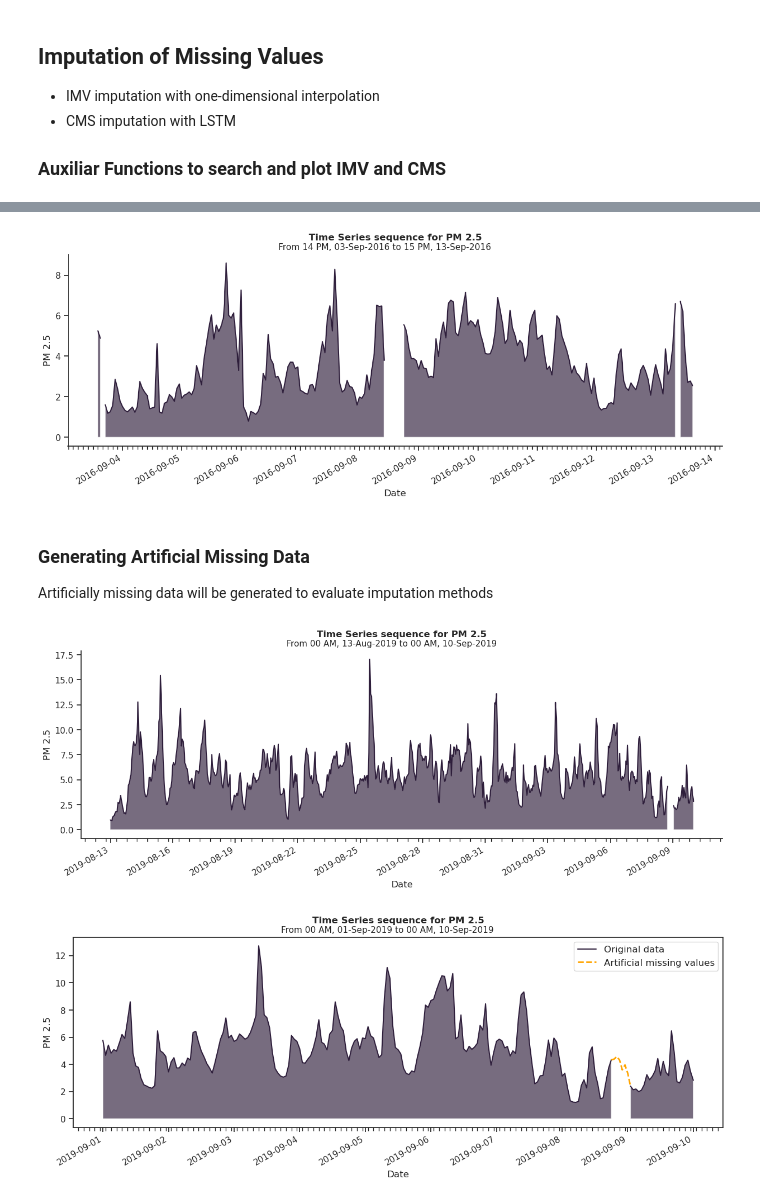
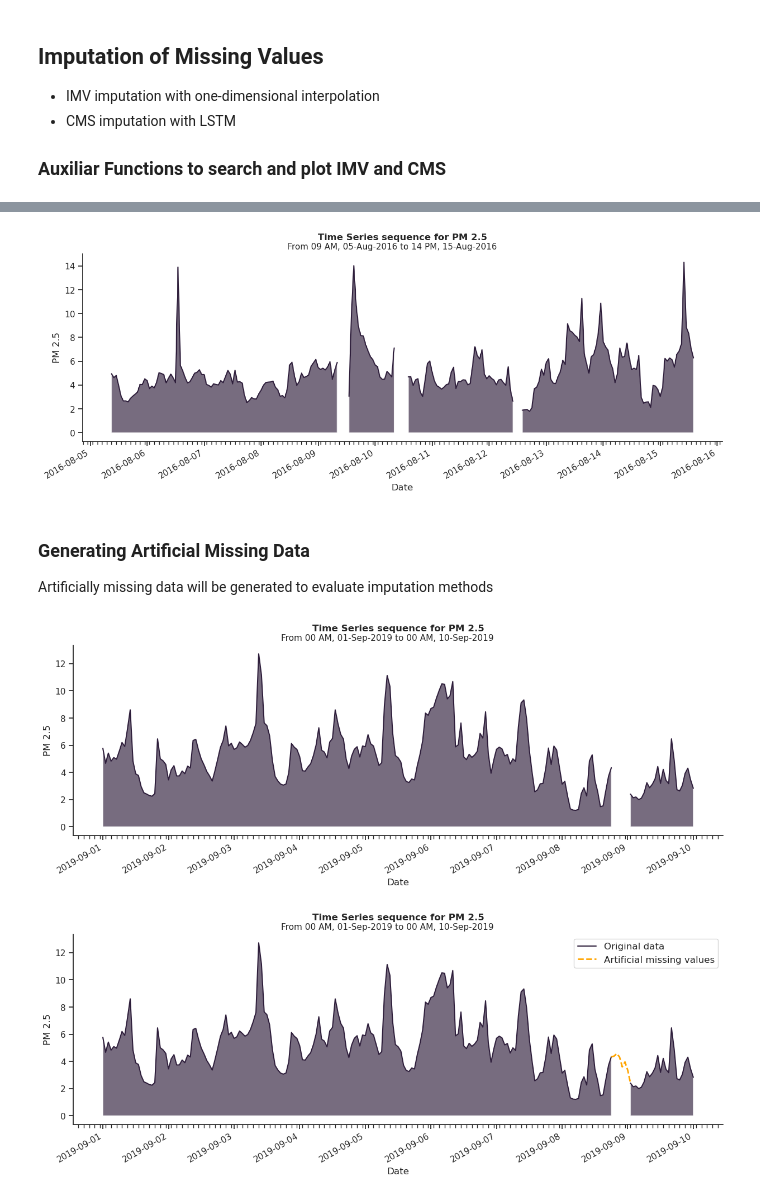
Before and after one commit to erich-hs/Air-We-Breathe, a Jupyter notebook: awb_Missing.ipynb, the cells around one changed output, grey strips where cells are left out. Saved outputs shown, nothing was run; the diff lists cells and outputs as text; code cells hidden in the pictures.

```diff
--- a/awb_Missing.ipynb
+++ b/awb_Missing.ipynb
@@ -155,24 +86,17 @@ datasets["North_Vancouver_Mahon_Park"].head()
 # %%
 # Identifying isolated missing values and continuous missing values
 # Auxiliar column to identify missing value interval lengths
-
-for dataset in datasets_list:
+for station in stations:
     # Initialize missing value sequency array and maximum sequence length
-    nan_seq_length = np.zeros(
-        (
-            len(
-                datasets[dataset],
-            )
-        )
-    )
+    nan_seq_length = np.zeros(len(datasets[station]))
     seq_max = 0
-    for i in range(0, len(datasets[dataset])):
+    for i in range(0, len(datasets[station])):
         seq = 0  # Sequence counter
-        if not datasets[dataset].loc[i, "MISSING"]:
+        if not datasets[station].loc[i, "MISSING"]:
             breakpoint = (
                 i - 1
             )  # Store previous id when entering a missing value sequence
-        while datasets[dataset].loc[i, "MISSING"]:
+        while datasets[station].loc[i, "MISSING"]:
             i += 1  # Add up to iterator while still missing
             seq += 1  # Add up to sequence length while still missing
         if seq:  # Check if in a missing sequence
@@ -182,15 +106,17 @@ for dataset in datasets_list:
             seq_max = 0  # If not in a missing sequence reset max sequence lenght
         # Update sequence length array with maximum sequence length
         nan_seq_length[(i - seq)] = seq_max
-    datasets[dataset]["MISSING_SEQ"] = nan_seq_length.astype(int)
+    datasets[station]["MISSING_SEQ"] = nan_seq_length.astype(int)
 # %%
-# Master DataFrame
-# Resetting MultiIndex
+# Recomposing Master DataFrame
 master_df = pd.concat(datasets).reset_index(level=0)
+
 # Renaming station column
 master_df["STATION"] = master_df["level_0"]
-master_df.drop("level_0", axis=1, inplace=True)
-# Resetting index to complete dataframe length
-master_df.reset_index(drop=True, inplace=True)
+master_df = master_df[["DATE_PST", "STATION", "PM 2.5", "MISSING", "MISSING_SEQ"]]
+# master_df.drop("level_0", axis=1, inplace=True)
+
+# Redefining DATE_PST index
+master_df.set_index("DATE_PST", inplace=True)
 master_df.head()
 # %% [output]
@@ -302,6 +238,6 @@ datetime.datetime(2017, 12, 29, 0, 0)
 # %%
-station_subset = master_df[master_df["STATION"] == "North_Vancouver_Mahon_Park"]
-interval = subset_interval(station_subset, missing_type="IMV", sequence_no=11)
+station_subset = master_df[master_df["STATION"] == "North_Vancouver_Mahon_Park_PM25"]
+interval = subset_interval(station_subset, missing_type="IMV", sequence_no=5)
 # %% [output]
 179 IMV missing value sequences found with current arguments:
 +-----+---------------------+---------------------+----------+
@@ -323,3 +258,0 @@ Final interval('2016-09-03 14:00:00', '2016-09-13 15:00:00')
-# %%
-station_subset.set_index("DATE_PST", inplace=True)
-station_subset.head()
@@ -334,30 +259,30 @@ station_subset.head()
 # %%
-plot_sequence(data=station_subset, value="RAW_VALUE", start=interval[0], end=interval[1])
+plot_sequence(data=station_subset, value="PM 2.5", start=interval[0], end=interval[1])
 # %% [output]
-[figure, old version]
+[figure, new version]
 # %% [markdown]
 ### Generating Artificial Missing Data
 Artificially missing data will be generated to evaluate imputation methods
 # %%
 subset, subset_missing = create_missing(
     data=station_subset,
-    value="RAW_VALUE",
-    start=datetime(2019, 8, 13),
+    value="PM 2.5",
+    start=datetime(2019, 9, 1),
     end=datetime(2019, 9, 10),
     missing_length=6,
     padding=24,
     missing_index="end",
 )
 
-plot_sequence(data=subset_missing, value="RAW_VALUE")
+plot_sequence(data=subset_missing, value="PM 2.5")
 # %% [output]
-[figure, old version]
+[figure, new version]
 # %%
 plot_compare(
     subset,
     subset_missing,
-    value="RAW_VALUE",
-    value_missing="RAW_VALUE",
+    value="PM 2.5",
+    value_missing="PM 2.5",
     missing_only=True,
     start=datetime(2019, 9, 1),
     end=datetime(2019, 9, 10),
@@ -366,5 +291,5 @@ plot_compare(
     data_missing_label="Original data",
 )
 # %% [output]
-[figure, old version]
+[figure, new version]
 # %%
```
Also changed, not shown: parts of 46 cells of this notebook, 3 other files.
